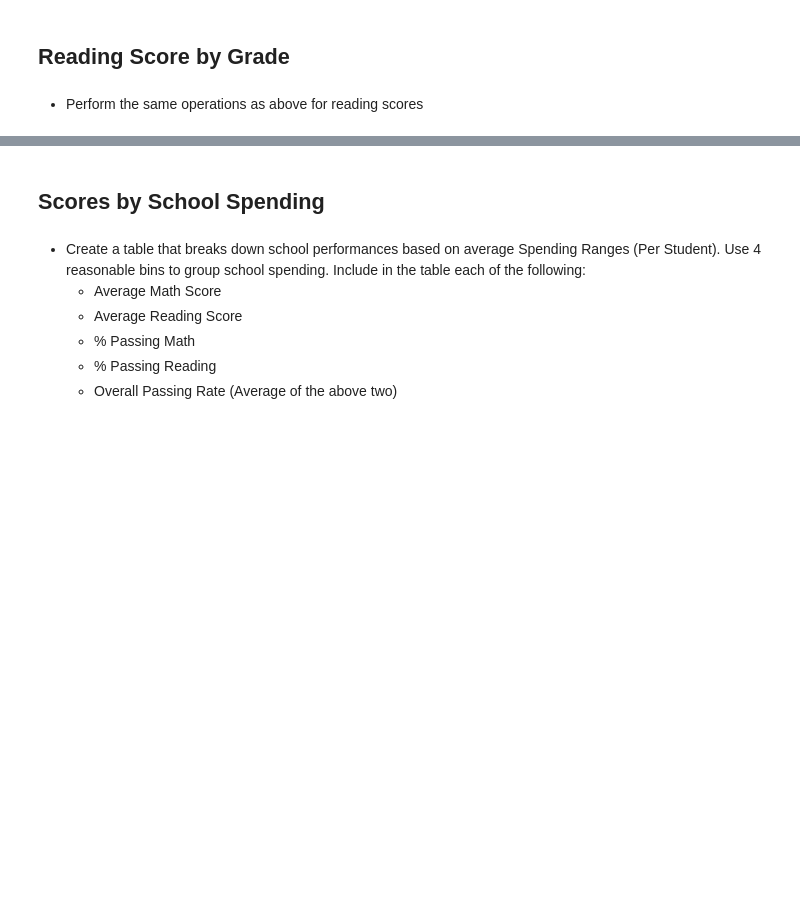
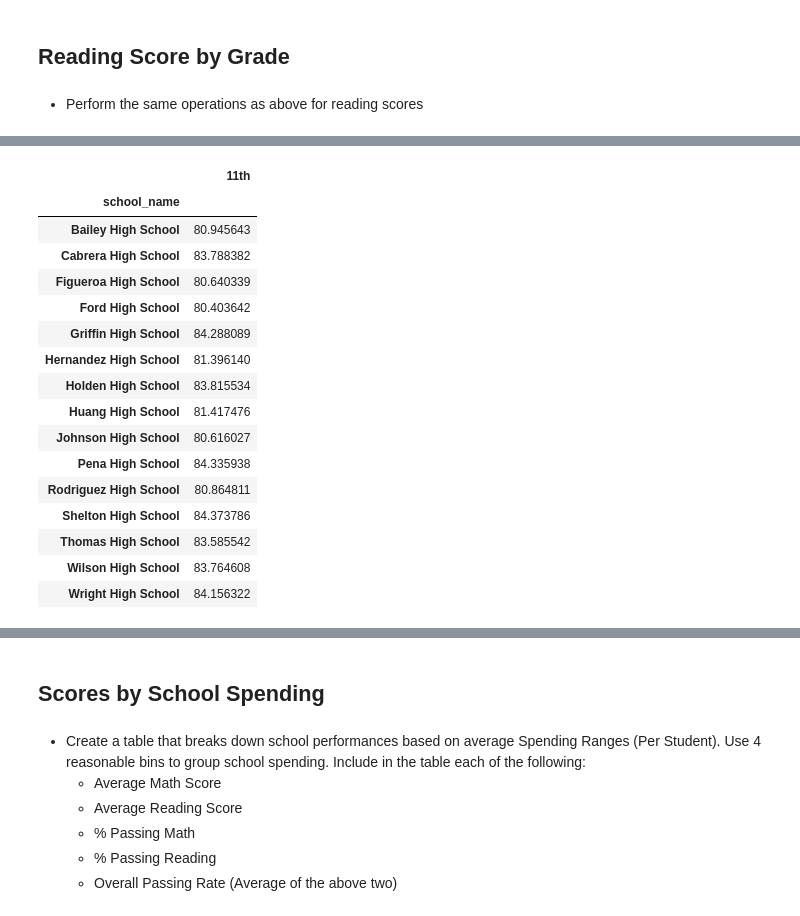
Before and after one commit to hamiltojogo/pandas-challenge, a Jupyter notebook: PyCitySchools_starter.ipynb, the cells around one changed output, grey strips where cells are left out. Saved outputs shown, nothing was run; the diff lists cells and outputs as text; code cells hidden in the pictures; blank space fills up the shorter version.

```diff
--- a/PyCitySchools_starter.ipynb
+++ b/PyCitySchools_starter.ipynb
@@ -665,0 +696,29 @@ Math9Mean_df
+# %%
+reading11_df= student_data.loc[student_data['grade'] == '11th']
+
+reading11Grouped_df = reading11_df.groupby(['school_name'])
+
+reading11Mean = reading11Grouped_df['reading_score'].mean()
+
+reading11Mean_df = pd.DataFrame(reading11Mean)
+
+reading11Mean_df= reading11Mean_df.rename(columns={'reading_score': '11th'})
+reading11Mean_df
+# %% [output]
+|  | 11th |
+| school_name |  |
+| Bailey High School | 80.945643 |
+| Cabrera High School | 83.788382 |
+| Figueroa High School | 80.640339 |
+| Ford High School | 80.403642 |
+| Griffin High School | 84.288089 |
+| Hernandez High School | 81.396140 |
+| Holden High School | 83.815534 |
+| Huang High School | 81.417476 |
+| Johnson High School | 80.616027 |
+| Pena High School | 84.335938 |
+| Rodriguez High School | 80.864811 |
+| Shelton High School | 84.373786 |
+| Thomas High School | 83.585542 |
+| Wilson High School | 83.764608 |
+| Wright High School | 84.156322 |
```
Also changed, not shown: parts of 4 cells of this notebook.
